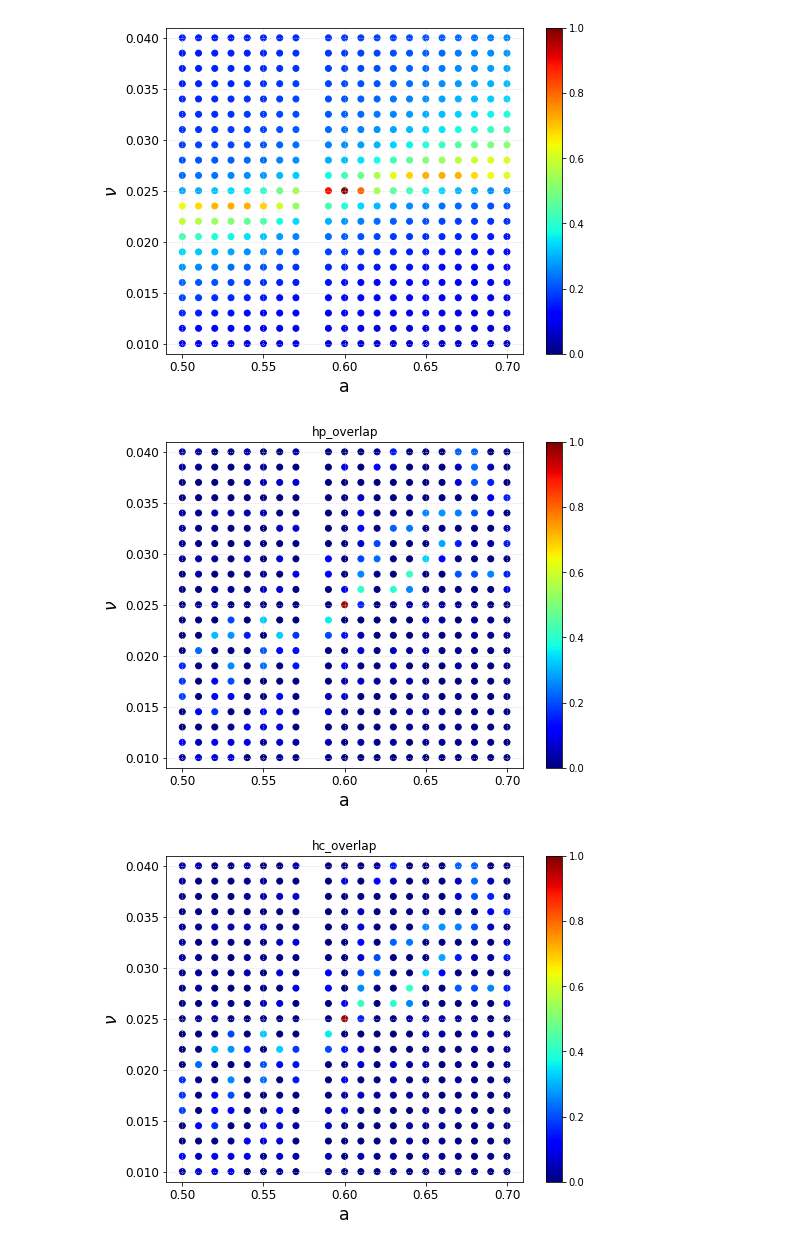
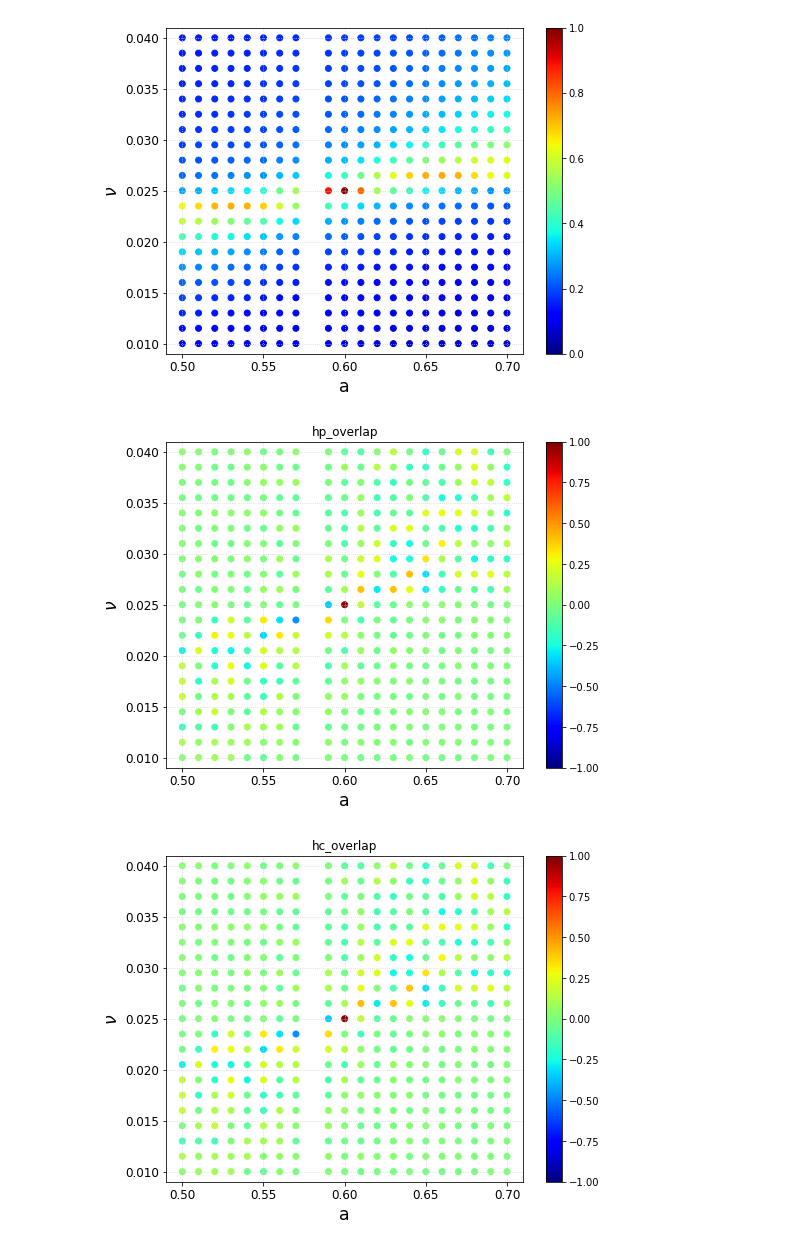
Before and after one commit to kelvin1020/matchGW, a Jupyter notebook: Match_Data_from_File_multi.ipynb, the cells around one changed output. Saved outputs shown, nothing was run; the diff lists cells and outputs as text; code cells hidden in the pictures.

```diff
--- a/Match_Data_from_File_multi.ipynb
+++ b/Match_Data_from_File_multi.ipynb
@@ -265,42 +265,42 @@ plt.show()
 # %%
 x = a
 y = nu
 z = hp_overlap
 
 cmap = matplotlib.cm.get_cmap('jet')#viridis
-normalize = matplotlib.colors.Normalize(vmin=0, vmax=1)
+normalize = matplotlib.colors.Normalize(vmin=-1, vmax=1)
 colors = [cmap(normalize(value)) for value in z]
 
 
 
 fig = plt.figure(figsize=(8,6))
 ax = fig.add_subplot()
 ax.scatter(x, y, color=colors)
 ax.set_xlabel("a",fontsize = 'xx-large')
 ax.set_ylabel("$\\nu$",fontsize = 'xx-large')
 ax.set_xlim([0.49,0.71])
 ax.set_ylim([0.01-0.001,0.04 + 0.001])
 ax.set_title("hp_overlap")
 plt.xticks([0.5,0.55,0.6,0.65,0.7],fontsize = 'large')
 plt.yticks([0.01, 0.015, 0.02, 0.025, 0.03, 0.035, 0.04],fontsize = 'large')
 
 # Optionally add a colorbar
 cax, item = matplotlib.colorbar.make_axes(ax)
 cbar = matplotlib.colorbar.ColorbarBase(cax, cmap=cmap, norm=normalize)
 
 ax.grid(linestyle = "dotted", color = "#d3d3d3" , which="both")
 plt.savefig('hp_overlap.pdf', format = 'pdf', dpi = 300)
 #ax.set_tight_layout()
 plt.show()
 # %% [output]
-[figure, old version]
+[figure, new version]
 # %%
 x = a
 y = nu
 z = hc_overlap
 
 cmap = matplotlib.cm.get_cmap('jet')#viridis
-normalize = matplotlib.colors.Normalize(vmin=0, vmax=1)
+normalize = matplotlib.colors.Normalize(vmin=-1, vmax=1)
 colors = [cmap(normalize(value)) for value in z]
 
 
@@ -325,4 +325,4 @@ ax.grid(linestyle = "dotted", color = "#d3d3d3" , which="both")
 #ax.set_tight_layout()
 plt.show()
 # %% [output]
-[figure, old version]
+[figure, new version]
```
Also changed, not shown: parts of 1 cell of this notebook.
